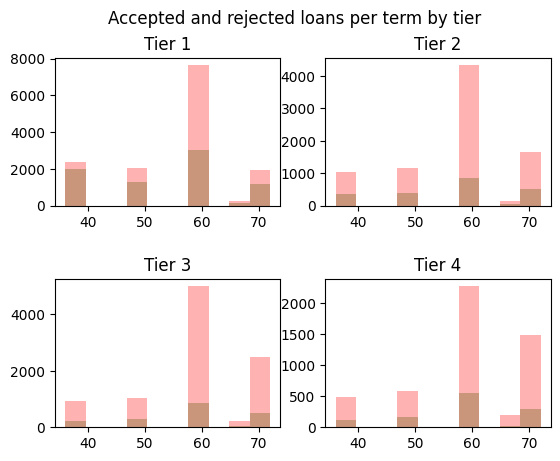
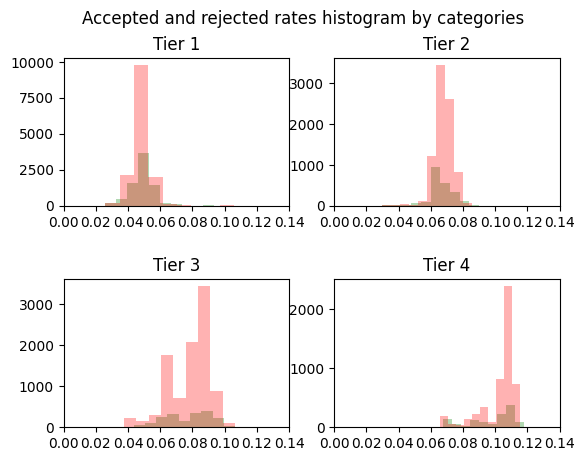
Code edit (unified diff) that turned the first committed figure into the second:
--- before
+++ after
@@ -2,10 +2,11 @@
 for i, ax in enumerate(axes.flatten()):
     df_ = df[df["Tier"] == 1+i]
-    ax.hist(df_[df_["Outcome"]==1]["Term"], alpha=0.3, color="green")
-    ax.hist(df_[df_["Outcome"]==0]["Term"], alpha=0.3, color="red")
+    ax.hist(df_[df_["Outcome"]==1]["Rate"], alpha=0.3, color="green")
+    ax.hist(df_[df_["Outcome"]==0]["Rate"], alpha=0.3, color="red")
     ax.set_title(f"Tier {i+1}")
+    ax.set_xticks([0.02*i for i in range(8)])
 
 
 plt.subplots_adjust(hspace=0.5)
-plt.suptitle("Accepted and rejected loans per term by tier")
+plt.suptitle("Accepted and rejected rates histogram by tier")
     

Commit: Considered difference to competitor price as well